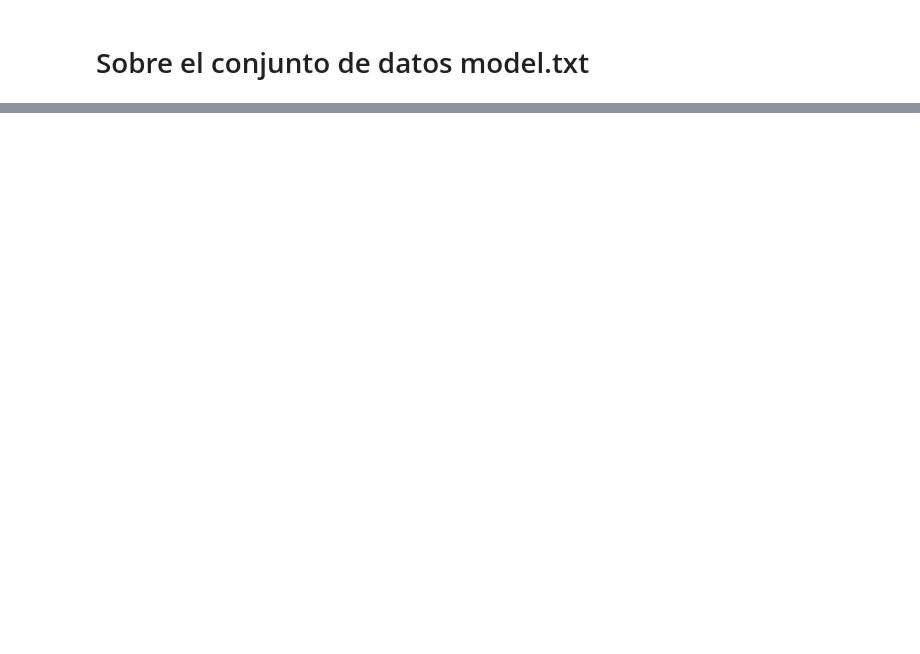
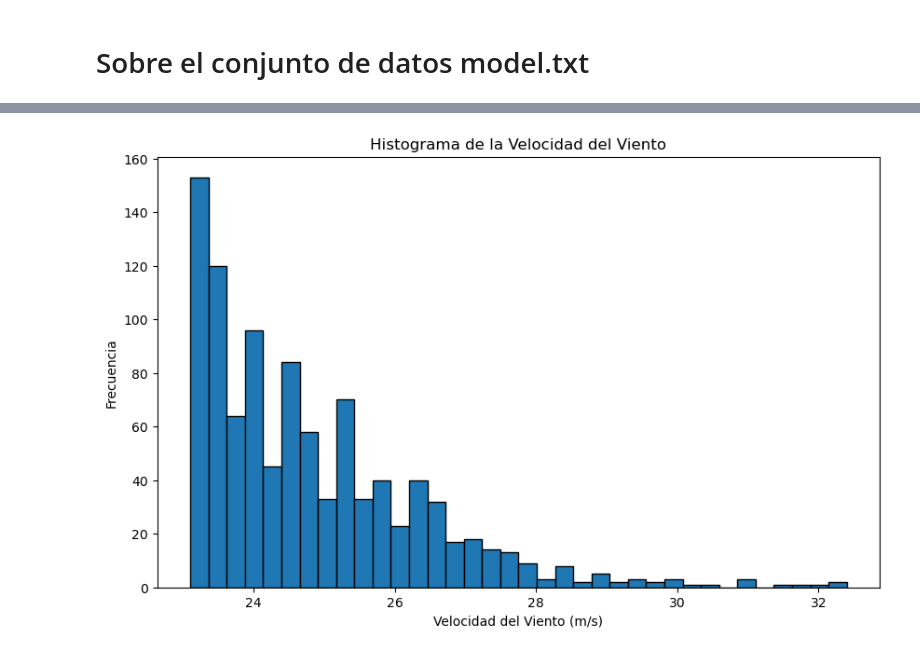
Before and after one commit to irisruip/Calculo_numerico, a Jupyter notebook: Evaluacion_4/Pandas.ipynb, the cells around one changed output, grey strips where cells are left out. Drawn from its saved outputs; the diff is of its cells as text; code cells hidden in the pictures; blank space fills up the shorter version.

```diff
--- a/Evaluacion_4/Pandas.ipynb
+++ b/Evaluacion_4/Pandas.ipynb
@@ -81,0 +69,19 @@ year
+# %%
+import pandas as pd
+import matplotlib.pyplot as plt
+
+# Cargar el conjunto de datos
+df = pd.read_table('model.txt', sep='\s+', skiprows=3)
+
+# Ordenar por la columna de velocidad del viento en orden descendente y seleccionar los primeros 1000 registros
+df_sorted = df.sort_values(by='M(m/s)', ascending=False).head(1000)
+
+# Crear el histograma de la velocidad del viento con 36 particiones
+plt.figure(figsize=(10, 6))
+plt.hist(df_sorted['M(m/s)'], bins=36, edgecolor='black')
+plt.title('Histograma de la Velocidad del Viento')
+plt.xlabel('Velocidad del Viento (m/s)')
+plt.ylabel('Frecuencia')
+plt.show()
+# %% [output]
+[figure, added]
```
Also changed, not shown: parts of 9 cells of this notebook.
